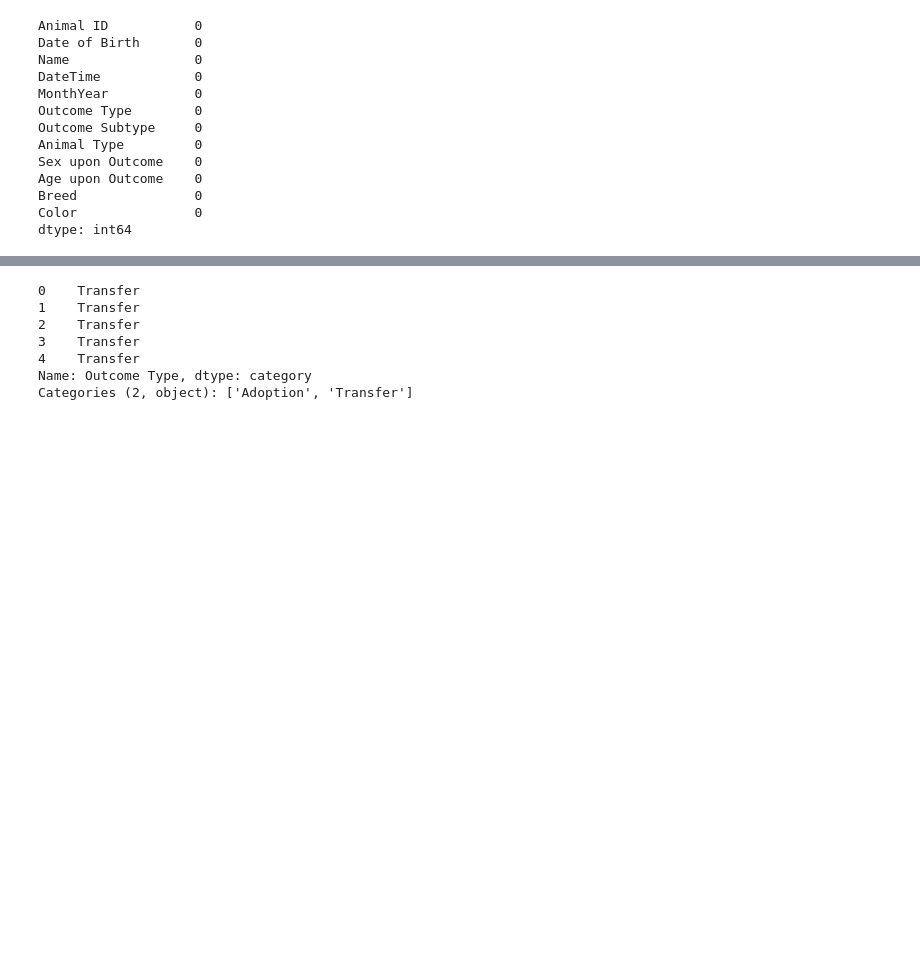
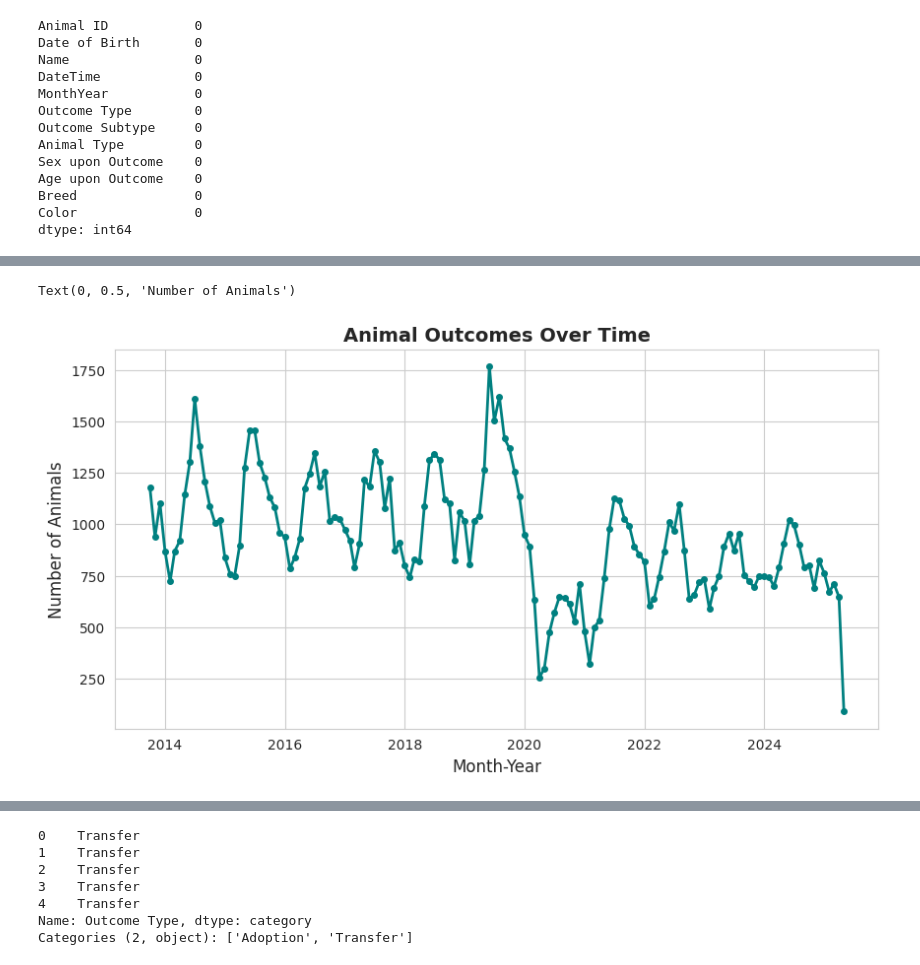
Before and after one commit to pkrish5/COE379-Project1, a Jupyter notebook: COE-Project1.ipynb, the cells around one changed output, grey strips where cells are left out. Cells and saved outputs as stored; diff of their text form; code cells hidden in the pictures; blank space fills up the shorter version.

```diff
--- a/COE-Project1.ipynb
+++ b/COE-Project1.ipynb
@@ -196 +213,14 @@ Age upon Outcome
 Name: count, dtype: int64
+# %%
+#Animal Outcomes over time
+monthly_counts = animals['MonthYear'].value_counts().sort_index()
+sns.set_style("whitegrid")
+fig, ax = plt.subplots(figsize=(10, 5))
+ax.plot(monthly_counts.index, monthly_counts.values,
+        color='teal', linewidth=2, marker='o', markersize=4)
+ax.set_title('Animal Outcomes Over Time', fontsize=14, fontweight='bold')
+ax.set_xlabel('Month-Year', fontsize=12)
+ax.set_ylabel('Number of Animals', fontsize=12)
+# %% [output]
+Text(0, 0.5, 'Number of Animals')
+[figure, added]
```
Also changed, not shown: parts of 51 cells of this notebook, 1 other file.
